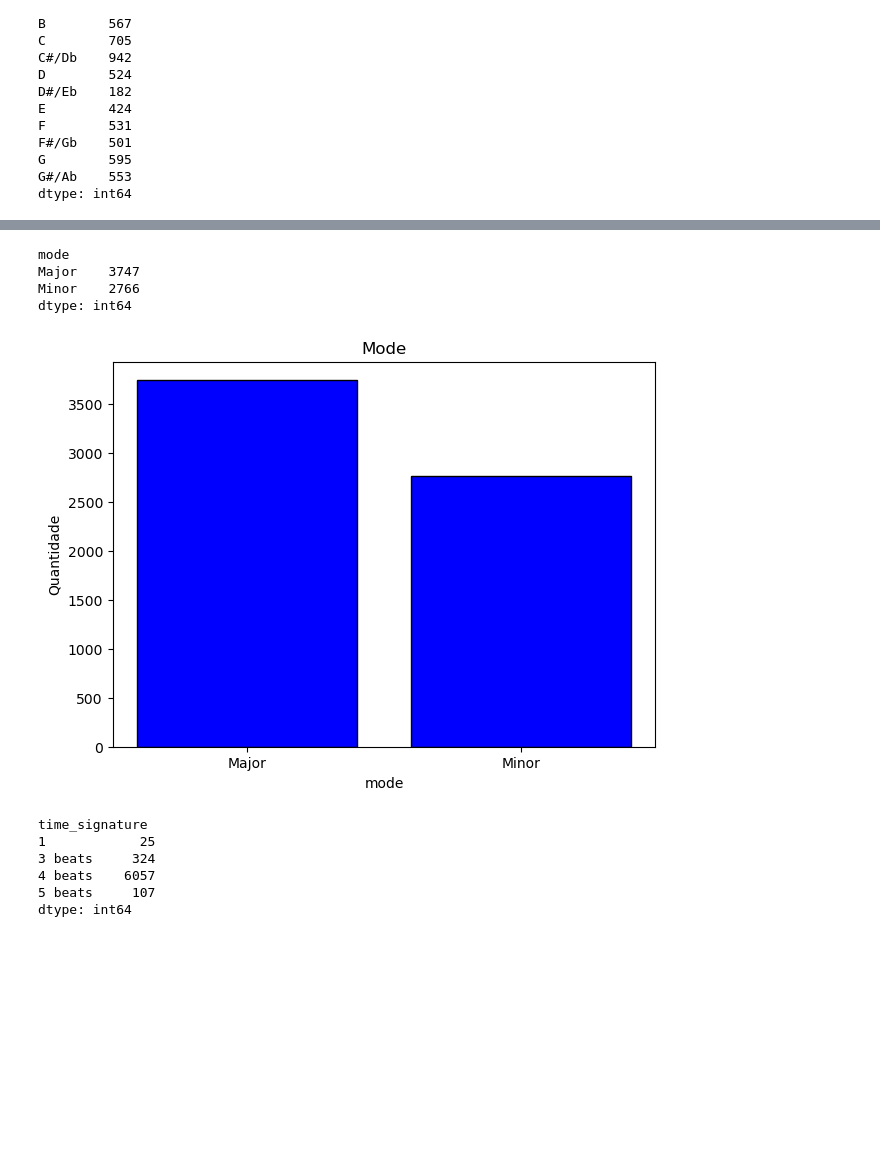
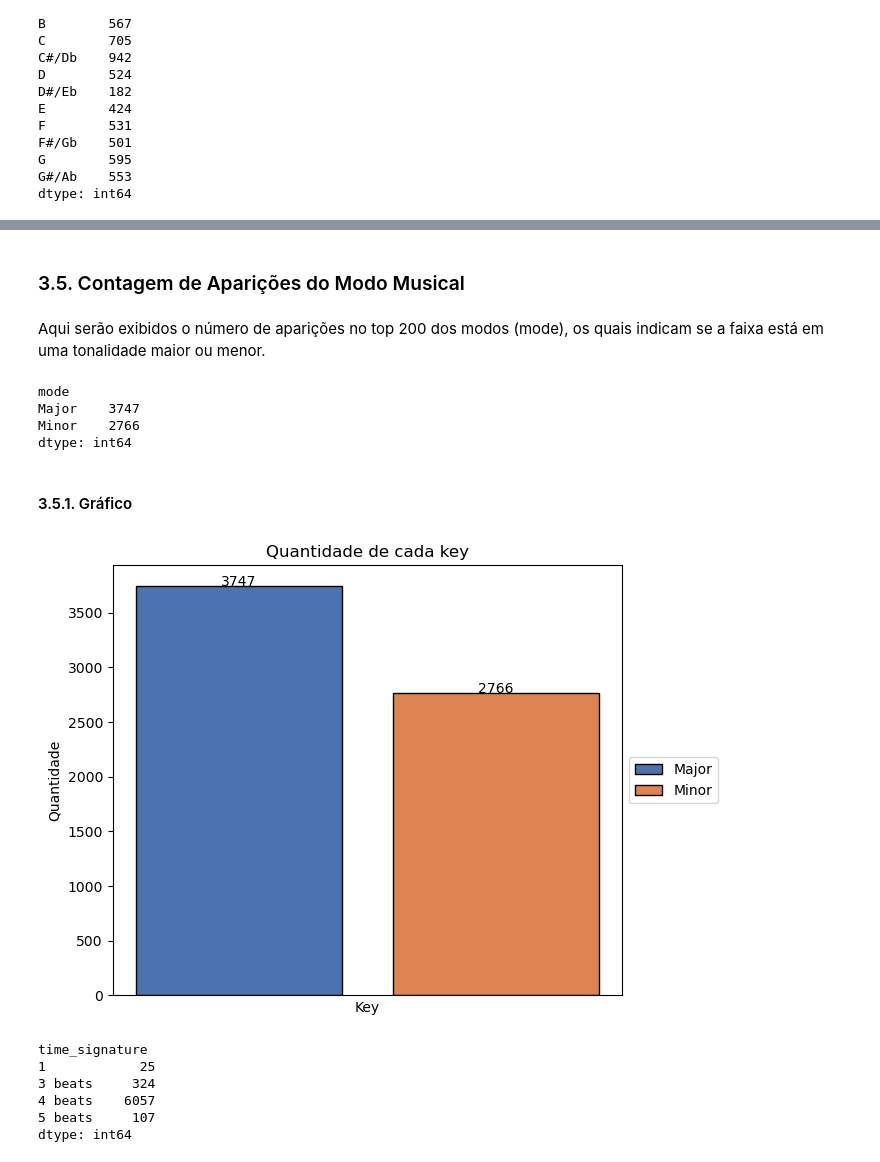
Before and after one commit to EandroC/ExplorandoPrincipaisMusicasDoSpotify, a Jupyter notebook: Analise.ipynb, the cells around one changed output, grey strips where cells are left out. Cells and saved outputs as stored; diff of their text form; code cells hidden in the pictures; blank space fills up the shorter version.

Commit message:
Novo gráfico de mode

```diff
--- a/Analise.ipynb
+++ b/Analise.ipynb
@@ -372,3 +372,7 @@ plt.show()
+# %% [markdown]
+###  3\.5\. Contagem de Aparições do Modo Musical
+# %% [markdown]
+Aqui serão exibidos o número de aparições no top 200 dos modos (mode), os quais indicam se a faixa está em uma tonalidade maior ou menor.
 # %%
 mode = dados.groupby(['mode']).size()
 mode
@@ -377,24 +381,36 @@ mode
 Major    3747
 Minor    2766
 dtype: int64
+# %% [markdown]
+####  3\.5\.1\. Gráfico
 # %%
 plt.figure(figsize=(7, 5))
 
 mode_counts = dados['mode'].value_counts()
-
 modes = mode_counts.index
 
 quantidades = mode_counts.values
 
-plt.bar(modes, quantidades, color='blue', edgecolor='black')
+cores = sns.color_palette("deep", len(modes))
 
-plt.xlabel('mode')
+bars = plt.bar(modes, quantidades, color=cores, edgecolor='black')
+
+plt.xlabel('Key')
 plt.ylabel('Quantidade')
-plt.title('Mode')
+plt.title('Quantidade de cada key')
+
+for i in range(len(modes)):
+    plt.text(modes[i], quantidades[i] + 0.3, str(quantidades[i]), ha='center')
+
+plt.xticks([])
+
+plt.legend(bars, modes, loc='center left', bbox_to_anchor=(1, 0.5))
+
+plt.tight_layout()
 
 plt.show()
 # %% [output]
-[figure, old version]
+[figure, new version]
 # %%
 time_signature = dados.groupby(['time_signature']).size()
 time_signature
```
Also changed, not shown: parts of 16 cells of this notebook.
